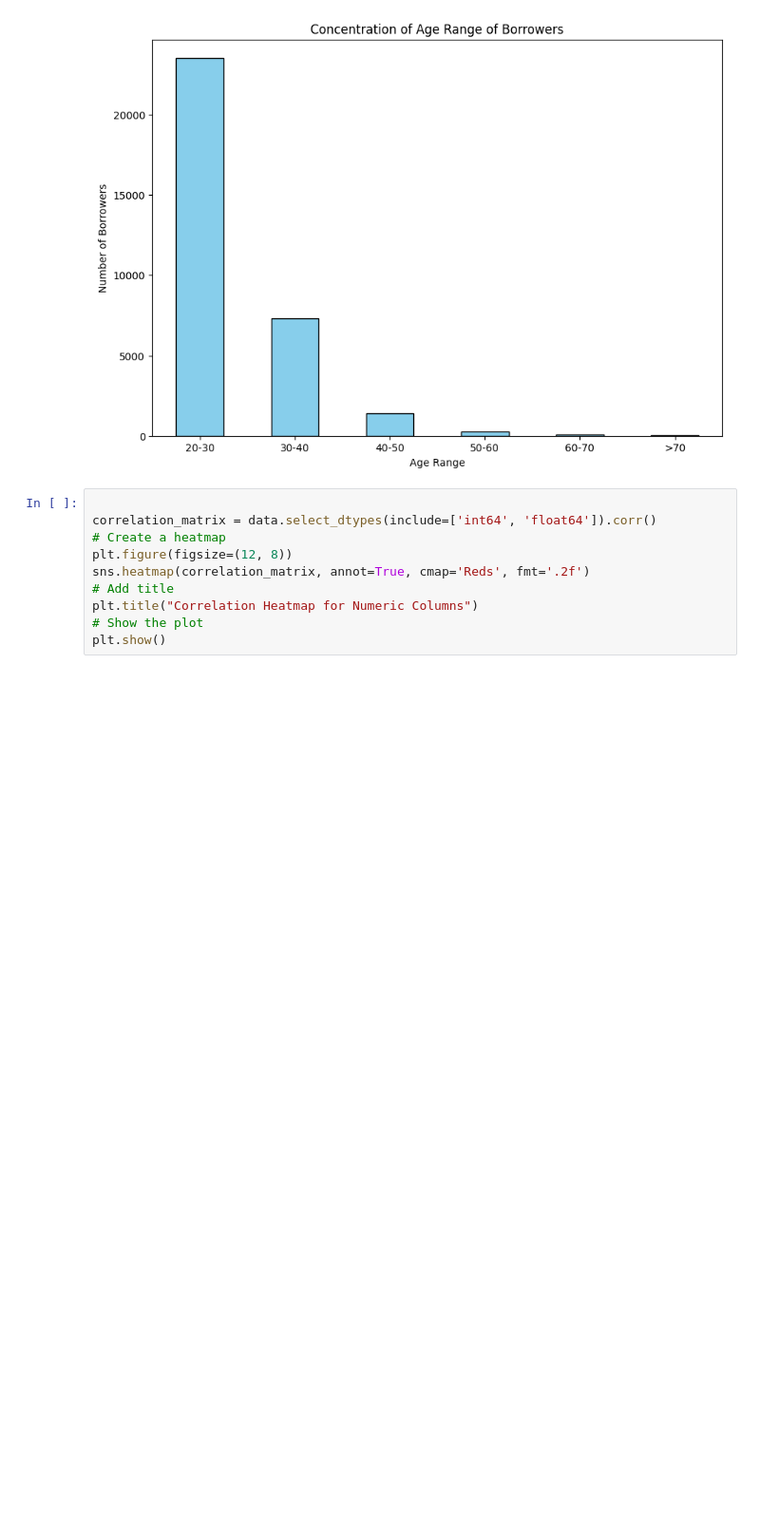
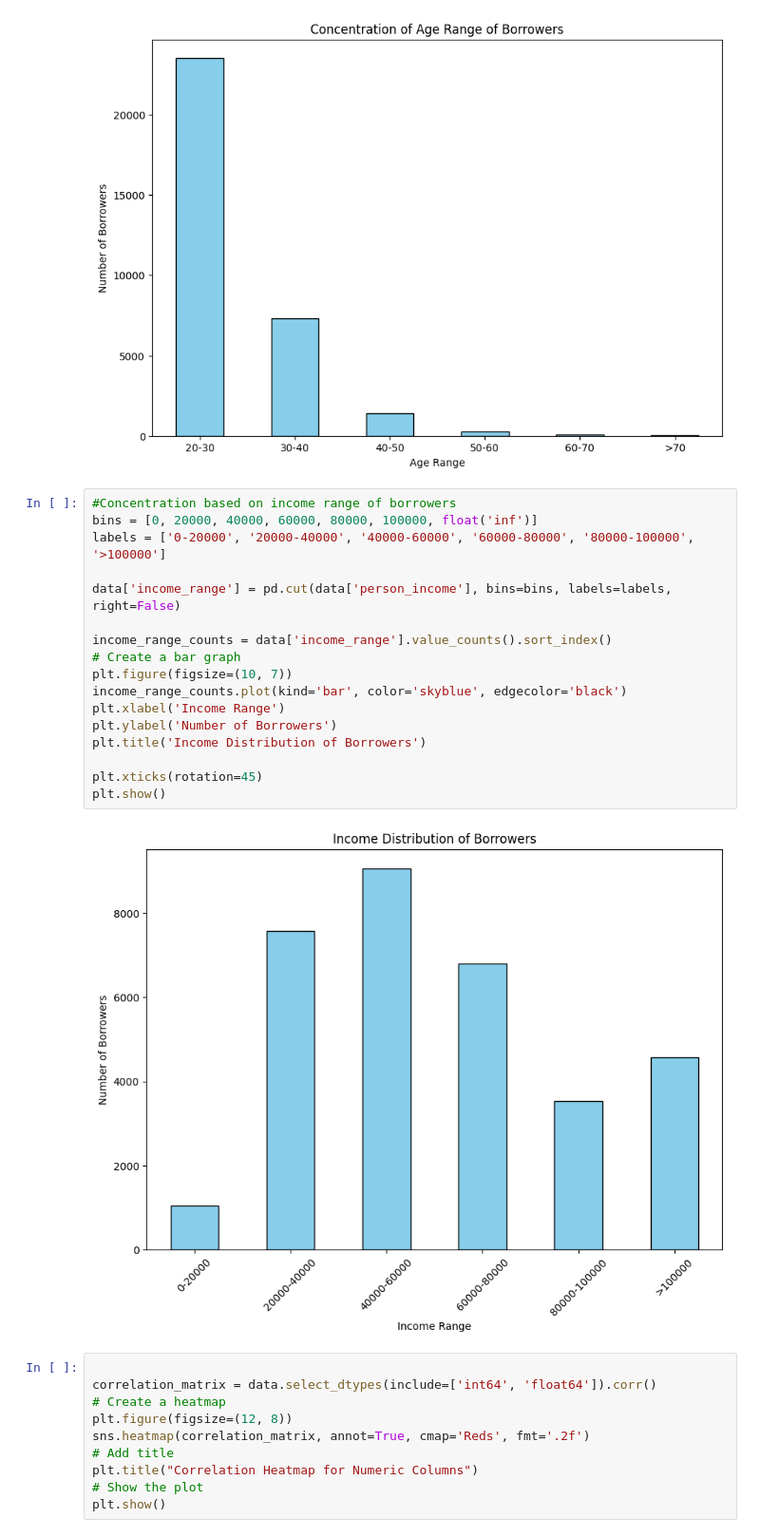
Before and after one commit to Oishi151/Credit-Risk-Evaluation, a Jupyter notebook: Code.ipynb, the cells around one changed output. Shown at 95% size. Cells and saved outputs as stored; diff of their text form; blank space fills up the shorter version.

```diff
--- a/Code.ipynb
+++ b/Code.ipynb
@@ -107,6 +107,25 @@ plt.xticks(rotation=0)
 plt.show()
 # %% [output]
 [figure]
+# %%
+#Concentration based on income range of borrowers
+bins = [0, 20000, 40000, 60000, 80000, 100000, float('inf')]
+labels = ['0-20000', '20000-40000', '40000-60000', '60000-80000', '80000-100000', '>100000']
+
+data['income_range'] = pd.cut(data['person_income'], bins=bins, labels=labels, right=False)
+
+income_range_counts = data['income_range'].value_counts().sort_index()
+# Create a bar graph
+plt.figure(figsize=(10, 7))
+income_range_counts.plot(kind='bar', color='skyblue', edgecolor='black')
+plt.xlabel('Income Range')
+plt.ylabel('Number of Borrowers')
+plt.title('Income Distribution of Borrowers')
+
+plt.xticks(rotation=45)
+plt.show()
+# %% [output]
+[figure, added]
 # %%
 
 correlation_matrix = data.select_dtypes(include=['int64', 'float64']).corr()
```
